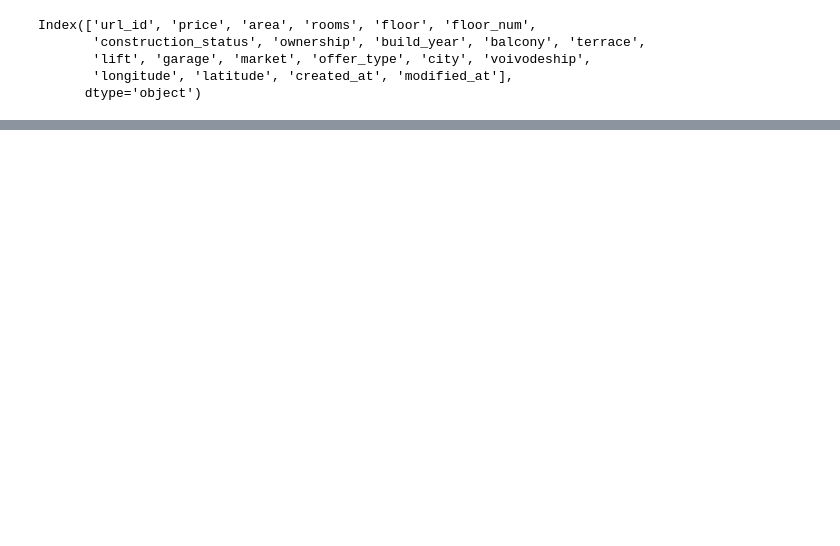
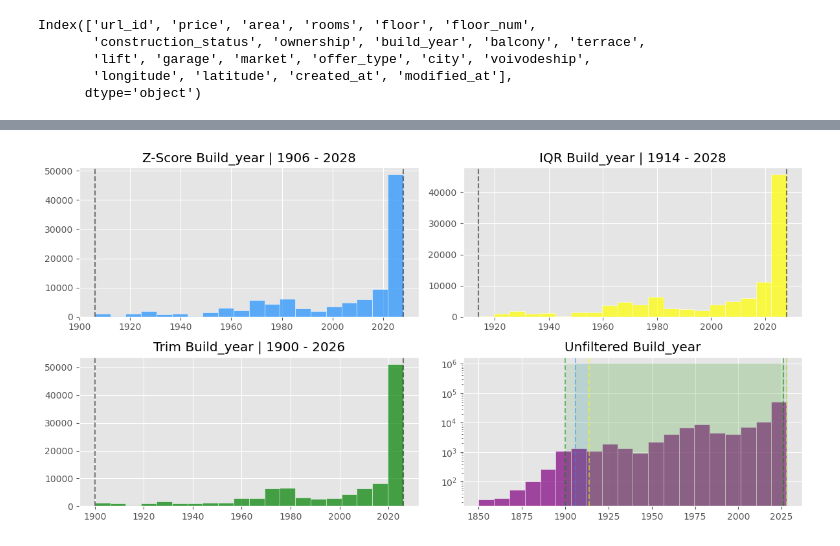
Before and after one commit to milonpabis/price-predictor-poland2024, a Jupyter notebook: notebooks/outliers-detection.ipynb, the cells around one changed output, grey strips where cells are left out. Saved outputs shown, nothing was run; the diff lists cells and outputs as text; code cells hidden in the pictures; blank space fills up the shorter version.

```diff
--- a/notebooks/outliers-detection.ipynb
+++ b/notebooks/outliers-detection.ipynb
@@ -151,0 +197,5 @@ df["price"].quantile(0.99)
+# %%
+plot_outlier_methods(df, "build_year", bounds=(1850, 2030))
+plt.show()
+# %% [output]
+[figure, added]
```
Also changed, not shown: parts of 13 cells of this notebook.
